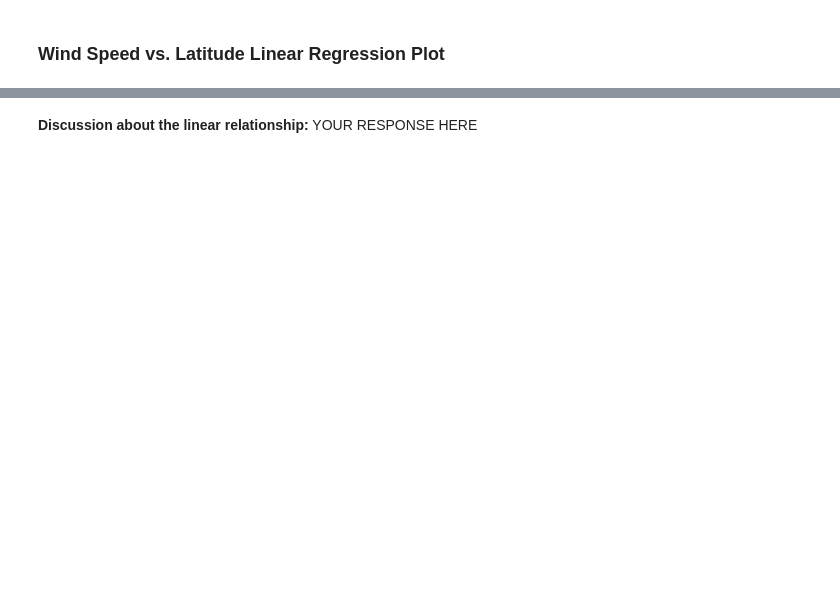
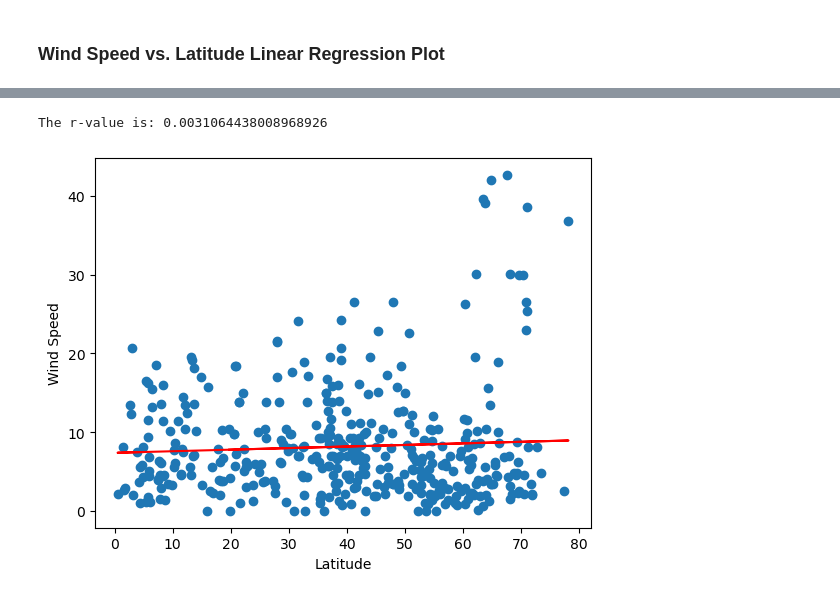
Before and after one commit to GabrielaCLopez/python-api-challenge, a Jupyter notebook: WeatherPy/WeatherPy.ipynb, the cells around one changed output, grey strips where cells are left out. Drawn from its saved outputs; the diff is of its cells as text; code cells hidden in the pictures; blank space fills up the shorter version.

Commit message:
added linear regression for wind speed and explanation

```diff
--- a/WeatherPy/WeatherPy.ipynb
+++ b/WeatherPy/WeatherPy.ipynb
@@ -408,2 +396,6 @@ The r-value is: 0.062239040700515696
-# %% [markdown]
-**Discussion about the linear relationship:** YOUR RESPONSE HERE
+# %%
+# Northern Hemisphere
+lin_reg(northern_hemi_df['Lat'],northern_hemi_df['Wind Speed'],'Wind Speed',(10,-20))
+# %% [output]
+The r-value is: 0.0031064438008968926
+[figure, added]
```
Also changed, not shown: parts of 5 cells of this notebook.
